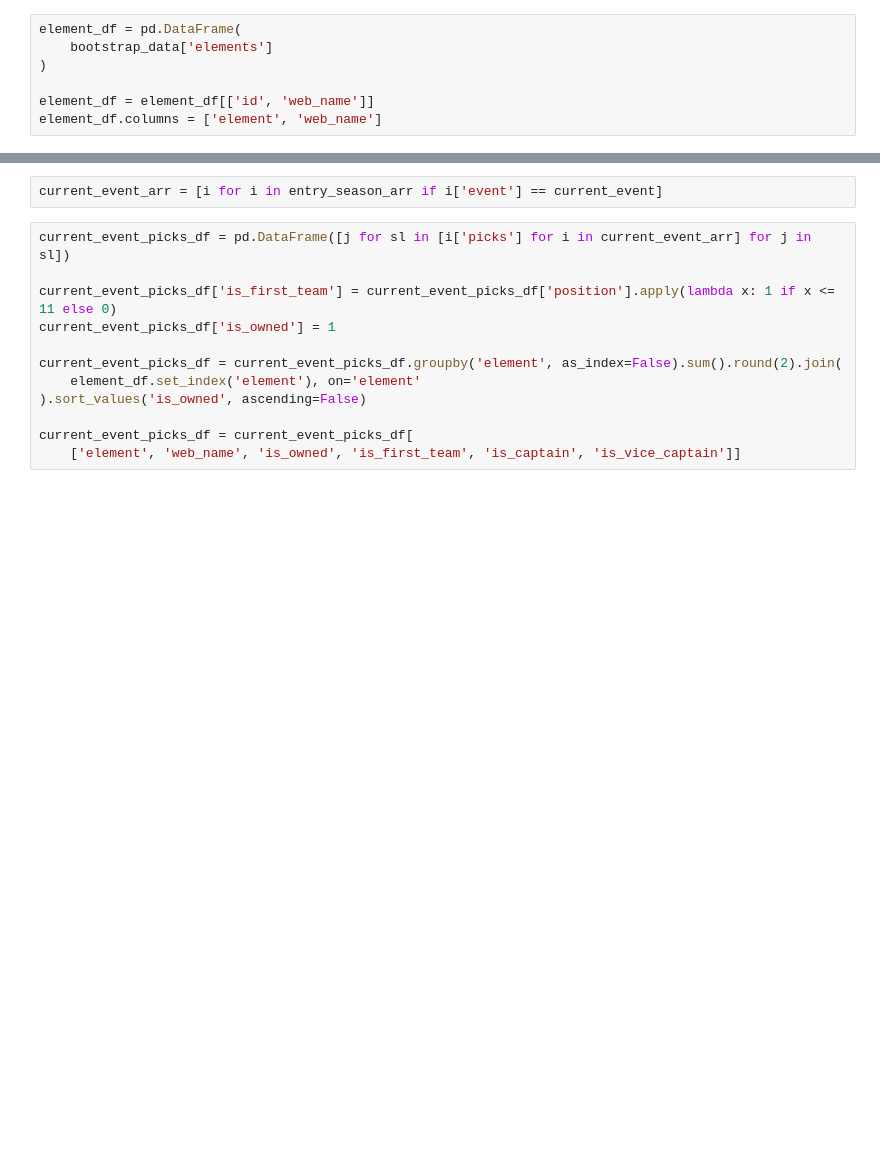
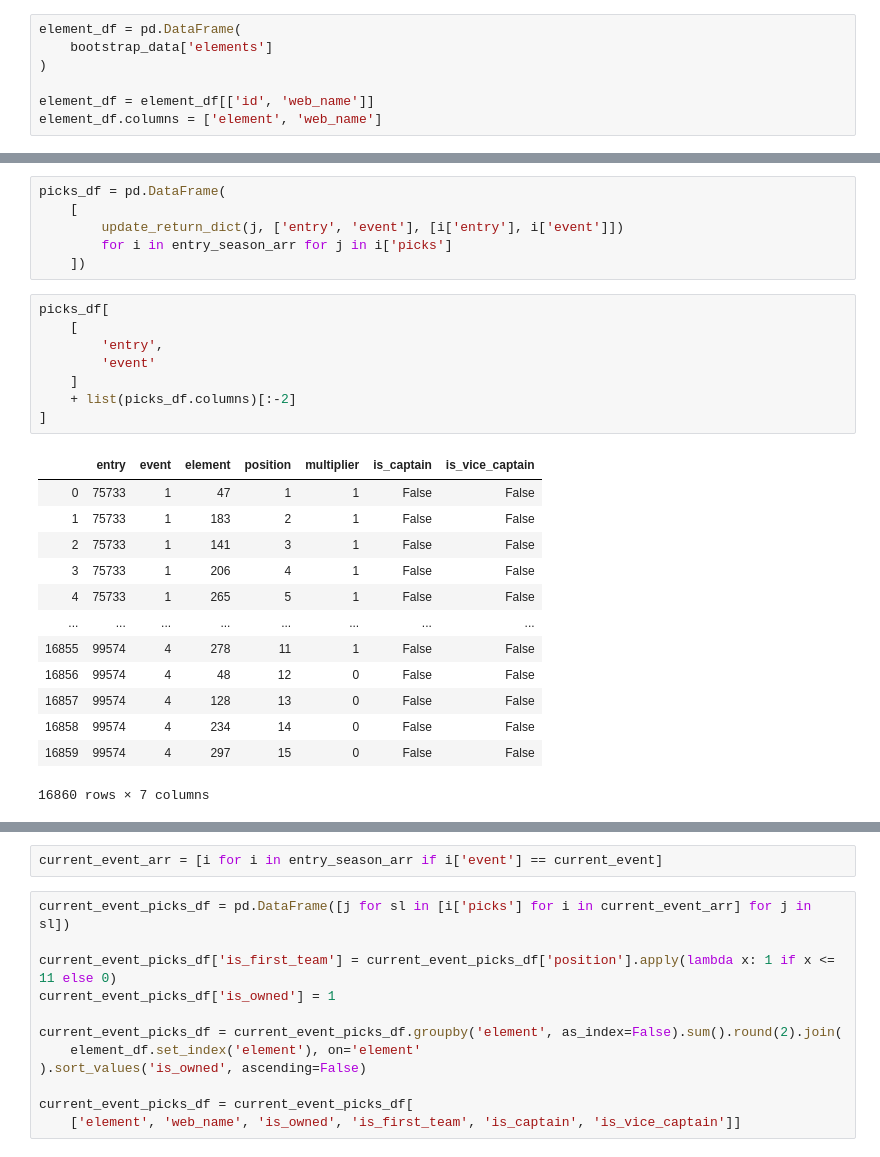
Before and after one commit to thomas-woodruff/footbot, a Jupyter notebook: notebooks/00.02 Player ownership.ipynb, the cells around one changed output, grey strips where cells are left out. Saved outputs shown, nothing was run; the diff lists cells and outputs as text; blank space fills up the shorter version.

```diff
--- a/notebooks/00.02 Player ownership.ipynb
+++ b/notebooks/00.02 Player ownership.ipynb
@@ -82,0 +94,28 @@ print(len(entry_season_arr))
+# %%
+picks_df = pd.DataFrame(
+    [
+        update_return_dict(j, ['entry', 'event'], [i['entry'], i['event']])
+        for i in entry_season_arr for j in i['picks']
+    ])
+# %%
+picks_df[
+    [
+        'entry',
+        'event'
+    ]
+    + list(picks_df.columns)[:-2]
+]
+# %% [output]
+|  | entry | event | element | position | multiplier | is_captain | is_vice_captain |
+| 0 | 75733 | 1 | 47 | 1 | 1 | False | False |
+| 1 | 75733 | 1 | 183 | 2 | 1 | False | False |
+| 2 | 75733 | 1 | 141 | 3 | 1 | False | False |
+| 3 | 75733 | 1 | 206 | 4 | 1 | False | False |
+| 4 | 75733 | 1 | 265 | 5 | 1 | False | False |
+| ... | ... | ... | ... | ... | ... | ... | ... |
+| 16855 | 99574 | 4 | 278 | 11 | 1 | False | False |
+| 16856 | 99574 | 4 | 48 | 12 | 0 | False | False |
+| 16857 | 99574 | 4 | 128 | 13 | 0 | False | False |
+| 16858 | 99574 | 4 | 234 | 14 | 0 | False | False |
+| 16859 | 99574 | 4 | 297 | 15 | 0 | False | False |
+16860 rows × 7 columns
```
Also changed, not shown: parts of 16 cells of this notebook, 2 other files.
